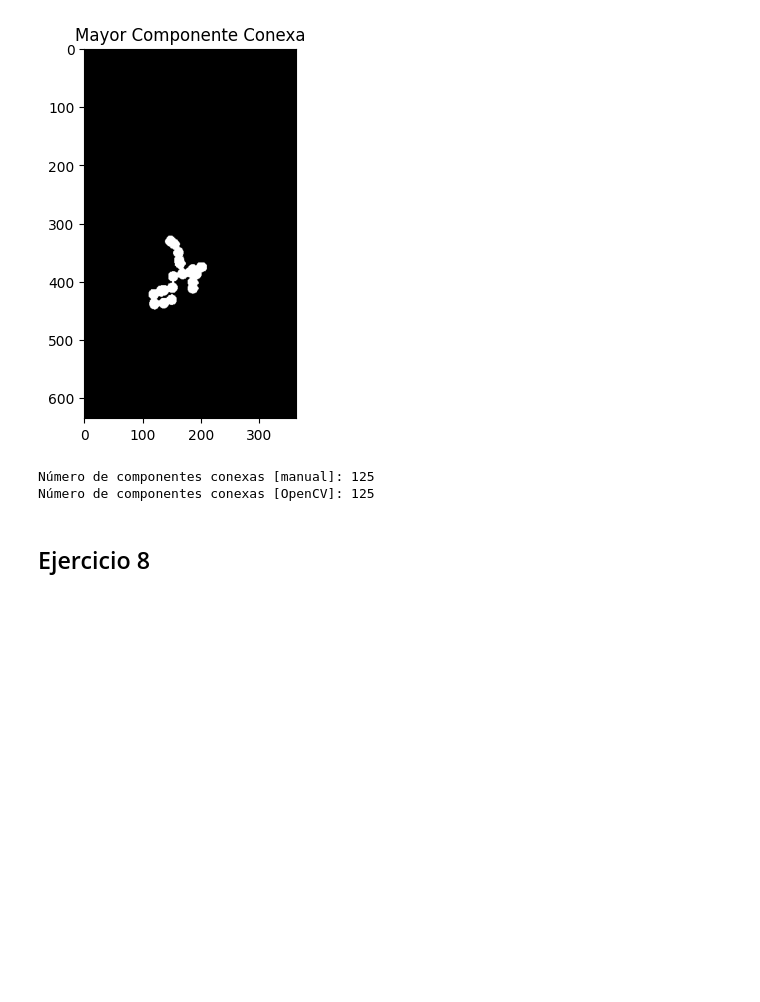
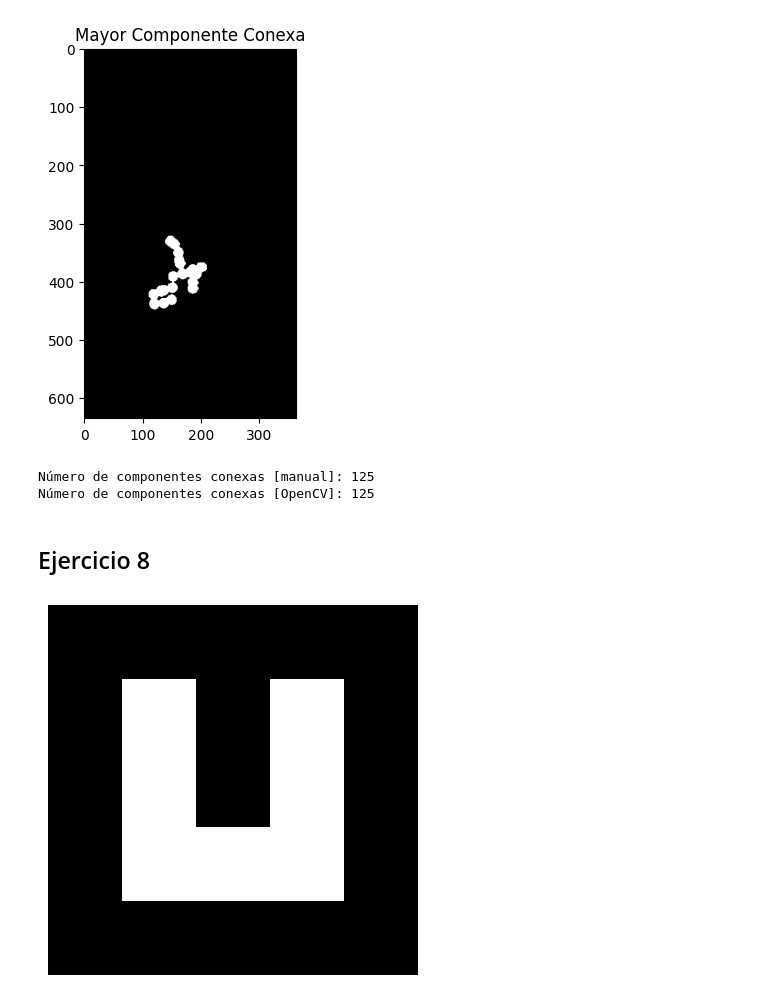
Before and after one commit to MGonza20/Lab01_VC_UVG, a Jupyter notebook: lab1.ipynb, the cells around one changed output. Drawn from its saved outputs; the diff is of its cells as text; code cells hidden in the pictures; blank space fills up the shorter version.

```diff
--- a/lab1.ipynb
+++ b/lab1.ipynb
@@ -76,3 +76,21 @@ Número de componentes conexas [manual]: 125
 Número de componentes conexas [OpenCV]: 125
 # %% [markdown]
 ## Ejercicio 8
+# %%
+def lock(r=2):
+    x = np.zeros((r,r)).astype(int)
+    x[:,-1] = 1
+    x[:,0] = 1
+    x[-1, :] = 1
+    x = np.pad(x, [1,1])
+    return x
+# %%
+r = 3
+lk = lock(r)
+# %%
+plt.figure()
+plt.imshow(lk, cmap='gray')
+plt.axis('off')
+plt.show()
+# %% [output]
+[figure, added]
```
Also changed, not shown: 1 other file.
